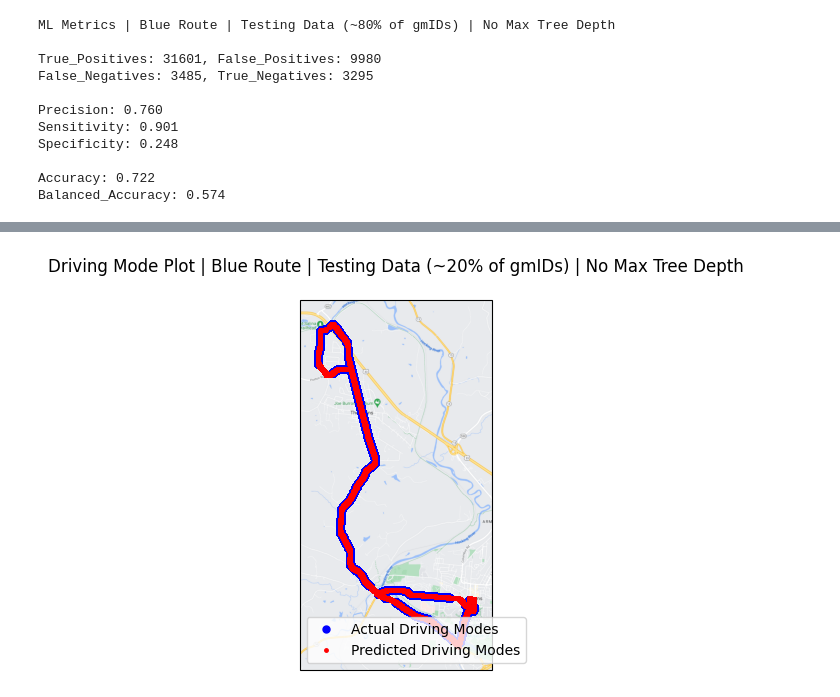
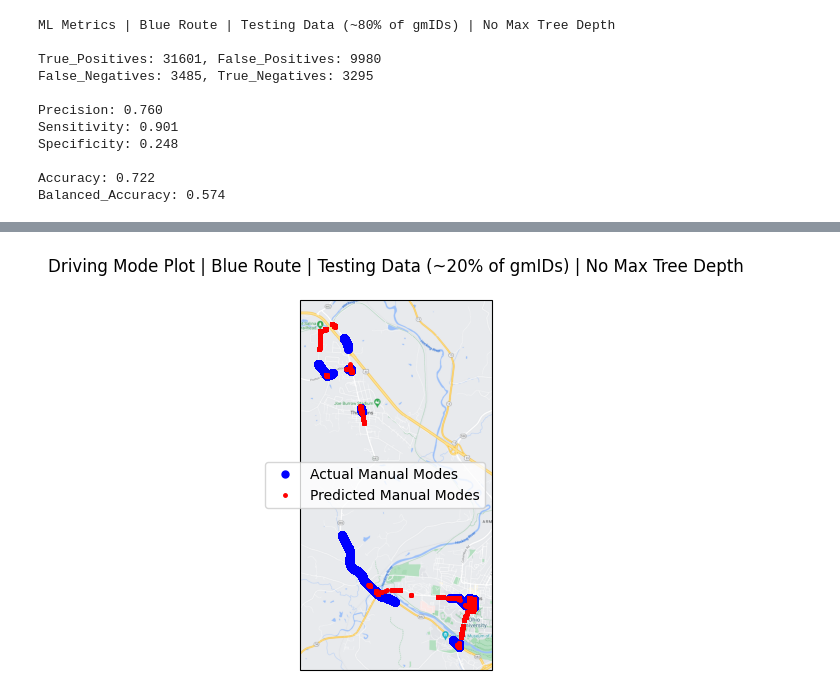
Before and after one commit to NguyetNguyen001/TDMprivate, a Jupyter notebook: my_code/DisengageTreeTakeTwo.ipynb, the cells around one changed output, grey strips where cells are left out. Saved outputs shown, nothing was run; the diff lists cells and outputs as text; code cells hidden in the pictures.

```diff
--- a/my_code/DisengageTreeTakeTwo.ipynb
+++ b/my_code/DisengageTreeTakeTwo.ipynb
@@ -632,40 +632,40 @@ ax.add_image(street_map, 14)
 
 #
 
-actual_disengagement_lat_list_test =  bluete_list[ bluete_list[ 'BinaryDrivingMode' ] == 1 ][ 'latitude' ]
+actual_disengagement_lat_list_test =  bluete_list[ bluete_list[ 'BinaryDrivingMode' ] == 0 ][ 'latitude' ]
 
-actual_disengagement_lon_list_test =  bluete_list[ bluete_list[ 'BinaryDrivingMode' ] == 1 ][ 'longitude' ]
+actual_disengagement_lon_list_test =  bluete_list[ bluete_list[ 'BinaryDrivingMode' ] == 0 ][ 'longitude' ]
 
 #
 
-pred_disengagement_lat_list_test =  bluete_list[ bluete_list[ 'pred_BinaryDrivingMode' ] == 1 ][ 'latitude' ]
+pred_disengagement_lat_list_test =  bluete_list[ bluete_list[ 'pred_BinaryDrivingMode' ] == 0 ][ 'latitude' ]
 
-pred_disengagement_lon_list_test =  bluete_list[ bluete_list[ 'pred_BinaryDrivingMode' ] == 1 ][ 'longitude' ]
+pred_disengagement_lon_list_test =  bluete_list[ bluete_list[ 'pred_BinaryDrivingMode' ] == 0 ][ 'longitude' ]
 
 #
 
 plt.plot( actual_disengagement_lon_list_test,
           actual_disengagement_lat_list_test,
           transform = ccrs.PlateCarree(),
           marker = 'o',
           ls = '',
           color = 'blue',
           ms = 5,
-          label = 'Actual Driving Modes' )
+          label = 'Actual Manual Modes' )
 
 plt.plot( pred_disengagement_lon_list_test,
           pred_disengagement_lat_list_test,
           transform = ccrs.PlateCarree(),
           marker = 'o',
           ls = '',
           color = 'red',
           ms = 2.5,
-          label = 'Predicted Driving Modes' )
+          label = 'Predicted Manual Modes' )
 
 plt.title( 'Driving Mode Plot | Blue Route | Testing Data (~20% of gmIDs) | No Max Tree Depth\n' )
 
 plt.legend()
 
 plt.show()
 # %% [output]
-[figure, old version]
+[figure, new version]
```
Also changed, not shown: parts of 2 cells of this notebook.
